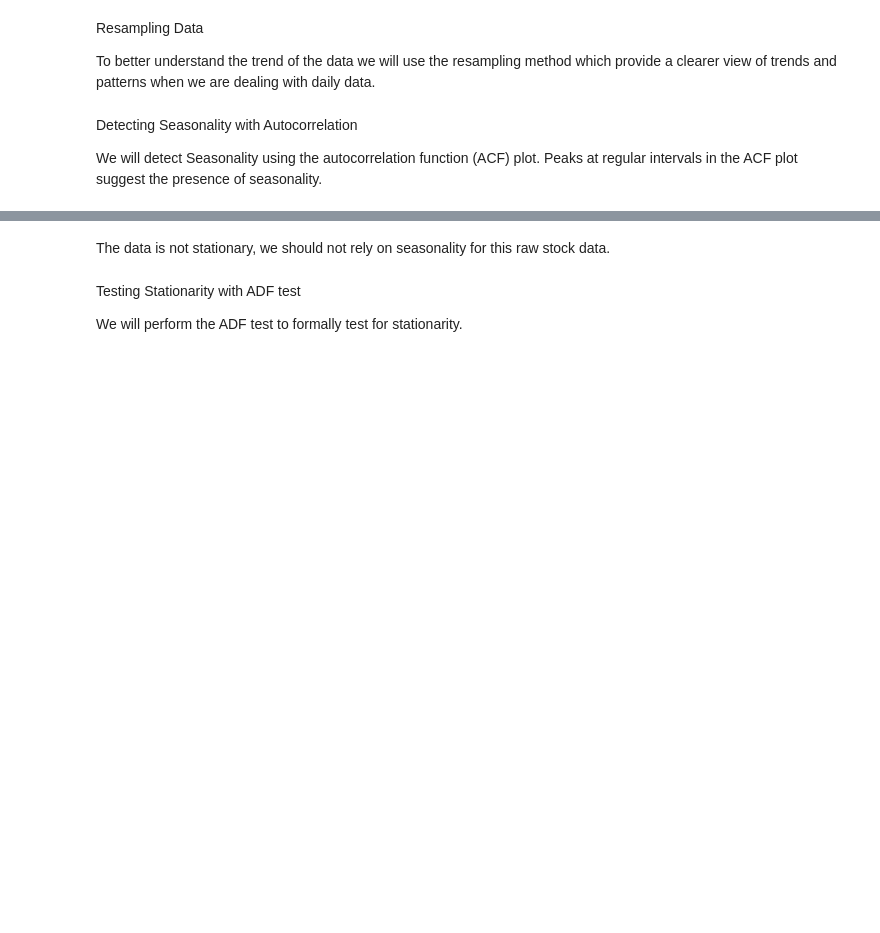
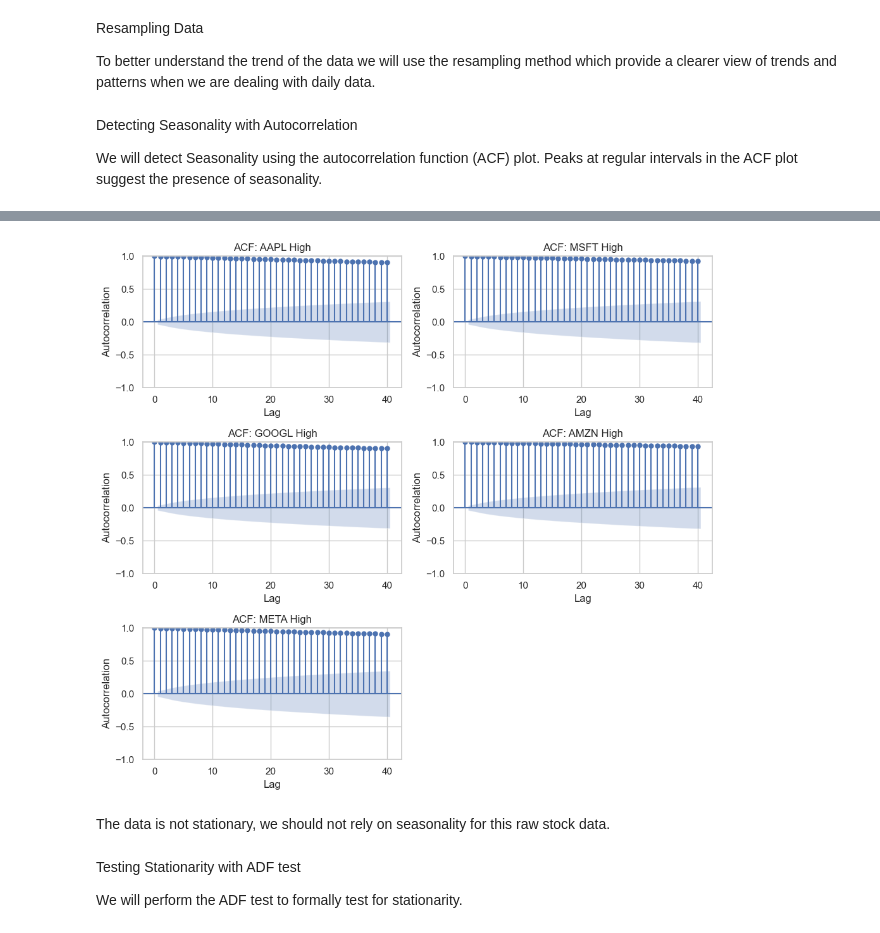
Before and after one commit to Marta-T/Time-Series-Forecasting-Ranking-Survival, a Jupyter notebook: stocks_analysis.ipynb, the cells around one changed output, grey strips where cells are left out. Cells and saved outputs as stored; diff of their text form; code cells hidden in the pictures; blank space fills up the shorter version.

```diff
--- a/stocks_analysis.ipynb
+++ b/stocks_analysis.ipynb
@@ -206,3 +154,7 @@ for ticker in tickers:
+# %%
+plot_acf_grid(train_df_raw, tickers, lags=40, column='High')
+# %% [output]
+[figure, added]
 # %% [markdown]
 The data is not stationary, we should not rely on seasonality for this raw stock data.
 # %% [markdown]
```
Also changed, not shown: parts of 86 cells of this notebook.
